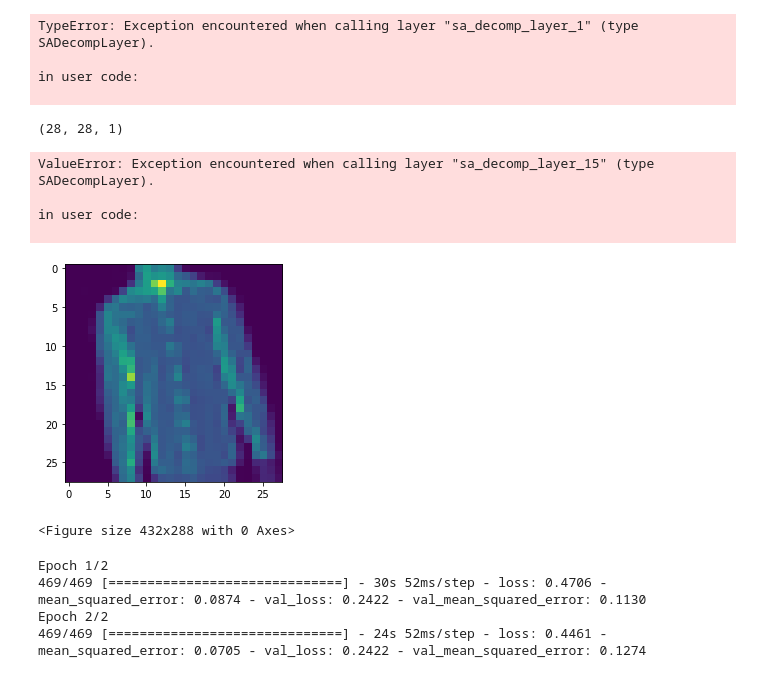
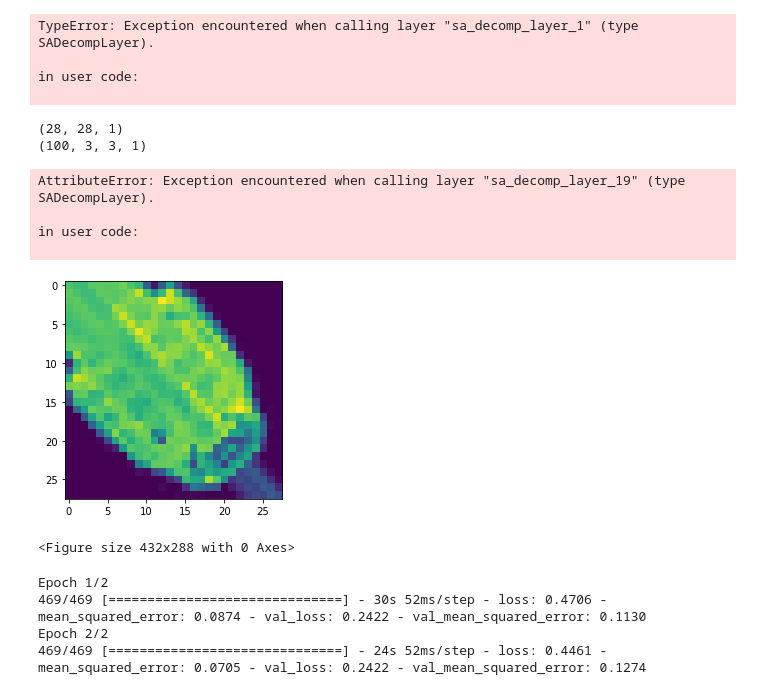
Before and after one commit to liamaltarac/SYS809_Feature_Matching, a Jupyter notebook: models/mnist_ae_ri_test.ipynb, the cells around one changed output. Cells and saved outputs as stored; diff of their text form; code cells hidden in the pictures.

```diff
--- a/models/mnist_ae_ri_test.ipynb
+++ b/models/mnist_ae_ri_test.ipynb
@@ -233,25 +233,26 @@ in user code:
 # %%
 from ri_decomp_layer import SADecompLayer
 
 v = rotateDatasetVal(x_test, h=28, w=28)
 for x, y in v:
     print(y[0].shape)
     plt.imshow(x[0])
     plt.figure()
     y = y[0].reshape(1,28,28,1)
-    x = SADecompLayer( w_size = 28)(y)
+    x = SADecompLayer( w_size = 3)(y)
     plt.imshow(x)
     break
 '''plt.imshow(x[0][0])
 plt.figure()
 plt.imshow(y[0][0])'''
 # %% [output]
 (28, 28, 1)
+(100, 3, 3, 1)
-ValueError: Exception encountered when calling layer "sa_decomp_layer_15" (type SADecompLayer).
+AttributeError: Exception encountered when calling layer "sa_decomp_layer_19" (type SADecompLayer).
 
 in user code:
 
-[figure, old version]
+[figure, new version]
 <Figure size 432x288 with 0 Axes>
 # %%
 batch_size = 128
```
Also changed, not shown: 2 other files.
